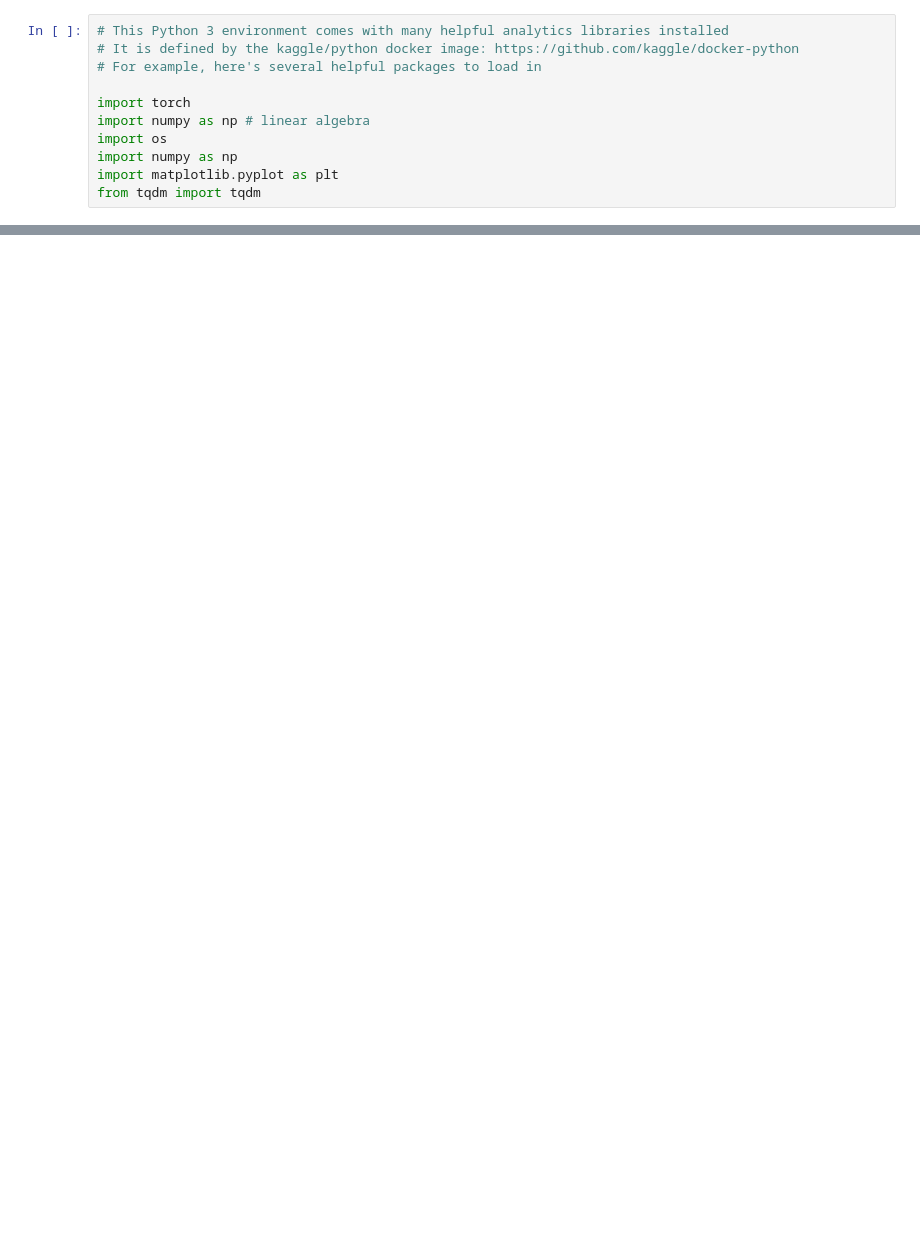
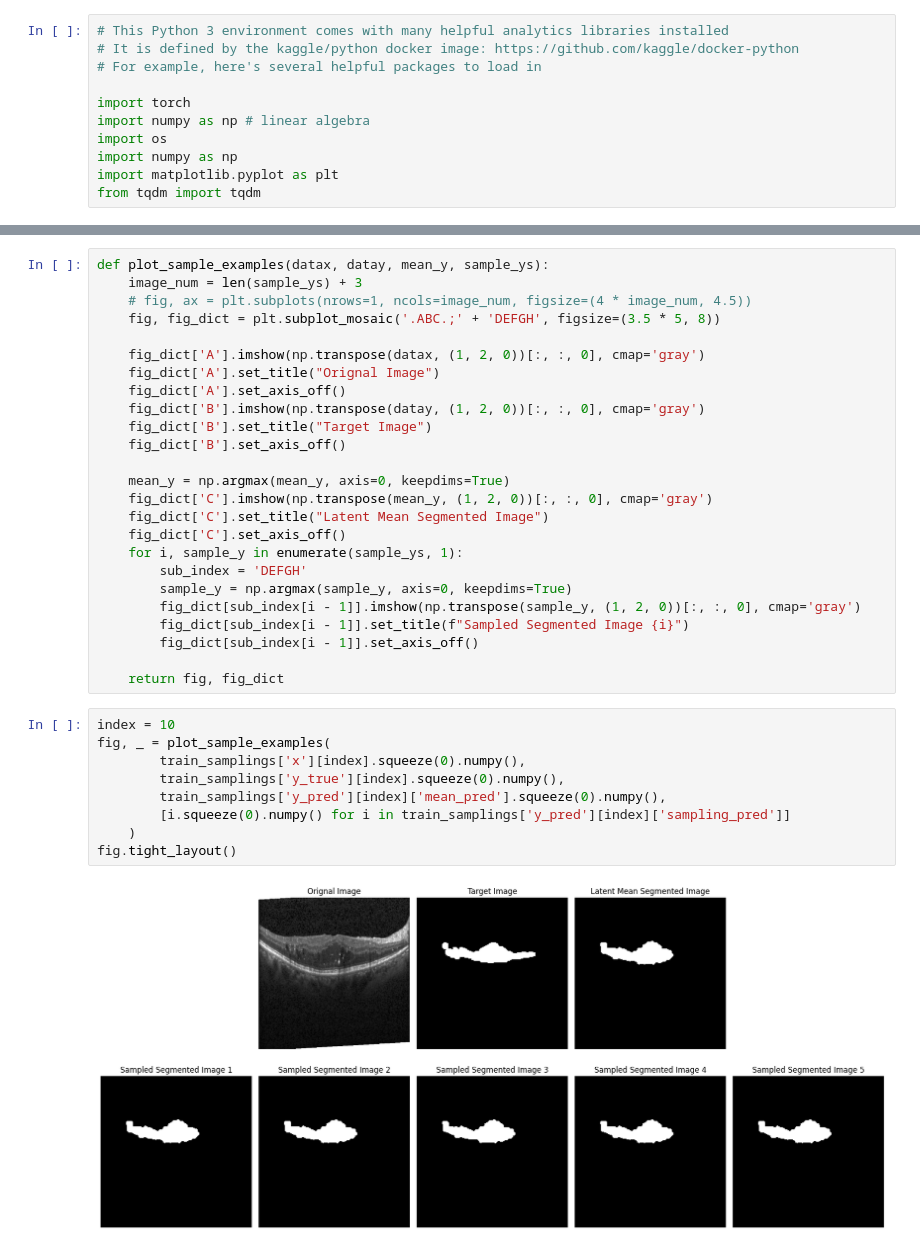
Before and after one commit to jhliu17/prob-unet, a Jupyter notebook: notebooks/prob_unet_analysis.ipynb, the cells around one changed output, grey strips where cells are left out. Saved outputs shown, nothing was run; the diff lists cells and outputs as text; blank space fills up the shorter version.

```diff
--- a/notebooks/prob_unet_analysis.ipynb
+++ b/notebooks/prob_unet_analysis.ipynb
@@ -45 +60,37 @@ for index in range(len(train_samplings['x'])):
     plt.close()
+# %%
+def plot_sample_examples(datax, datay, mean_y, sample_ys):
+    image_num = len(sample_ys) + 3
+    # fig, ax = plt.subplots(nrows=1, ncols=image_num, figsize=(4 * image_num, 4.5))
+    fig, fig_dict = plt.subplot_mosaic('.ABC.;' + 'DEFGH', figsize=(3.5 * 5, 8))
+
+    fig_dict['A'].imshow(np.transpose(datax, (1, 2, 0))[:, :, 0], cmap='gray')
+    fig_dict['A'].set_title("Orignal Image")
+    fig_dict['A'].set_axis_off()
+    fig_dict['B'].imshow(np.transpose(datay, (1, 2, 0))[:, :, 0], cmap='gray')
+    fig_dict['B'].set_title("Target Image")
+    fig_dict['B'].set_axis_off()
+
+    mean_y = np.argmax(mean_y, axis=0, keepdims=True)
+    fig_dict['C'].imshow(np.transpose(mean_y, (1, 2, 0))[:, :, 0], cmap='gray')
+    fig_dict['C'].set_title("Latent Mean Segmented Image")
+    fig_dict['C'].set_axis_off()
+    for i, sample_y in enumerate(sample_ys, 1):
+        sub_index = 'DEFGH'
+        sample_y = np.argmax(sample_y, axis=0, keepdims=True)
+        fig_dict[sub_index[i - 1]].imshow(np.transpose(sample_y, (1, 2, 0))[:, :, 0], cmap='gray')
+        fig_dict[sub_index[i - 1]].set_title(f"Sampled Segmented Image {i}")
+        fig_dict[sub_index[i - 1]].set_axis_off()
+
+    return fig, fig_dict
+# %%
+index = 10
+fig, _ = plot_sample_examples(
+        train_samplings['x'][index].squeeze(0).numpy(),
+        train_samplings['y_true'][index].squeeze(0).numpy(),
+        train_samplings['y_pred'][index]['mean_pred'].squeeze(0).numpy(),
+        [i.squeeze(0).numpy() for i in train_samplings['y_pred'][index]['sampling_pred']]
+    )
+fig.tight_layout()
+# %% [output]
+[figure, added]
```
Also changed, not shown: parts of 10 cells of this notebook, 2 other files.
